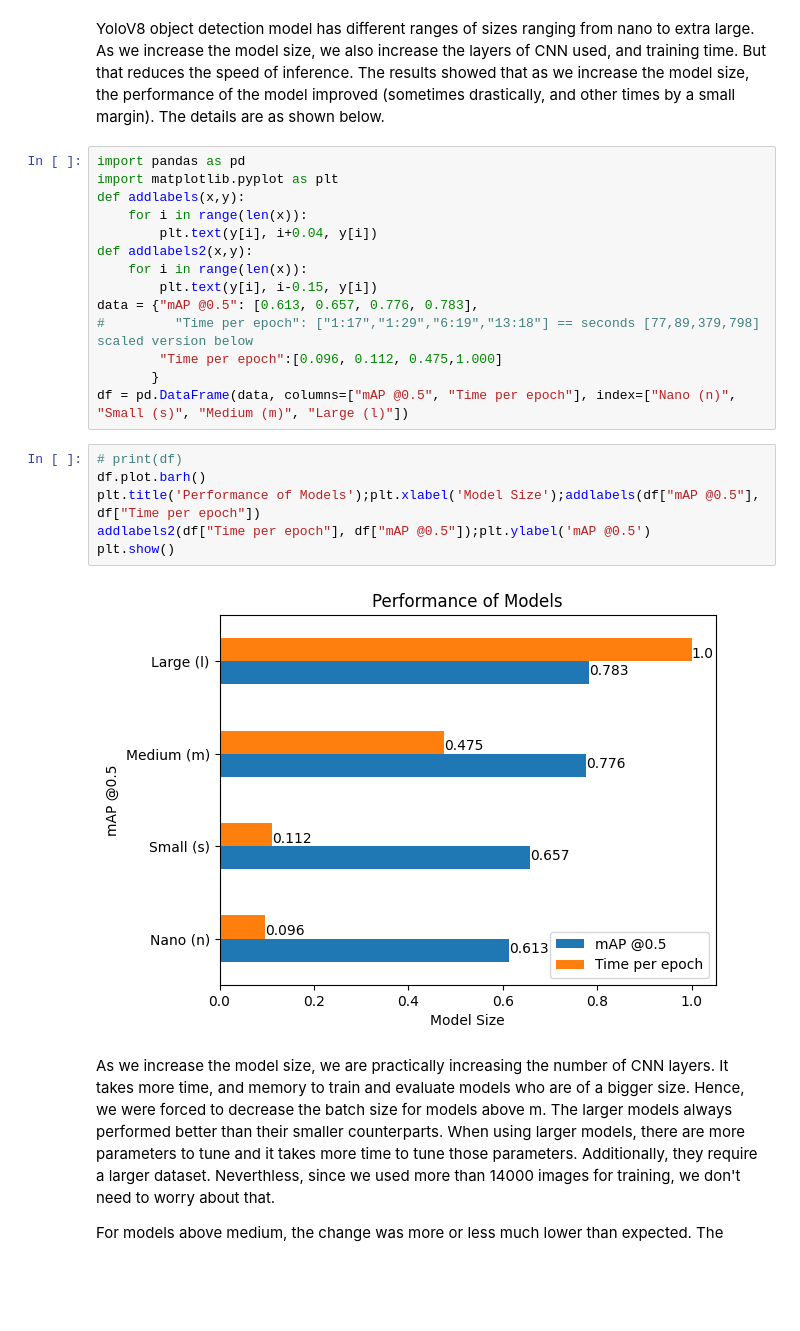
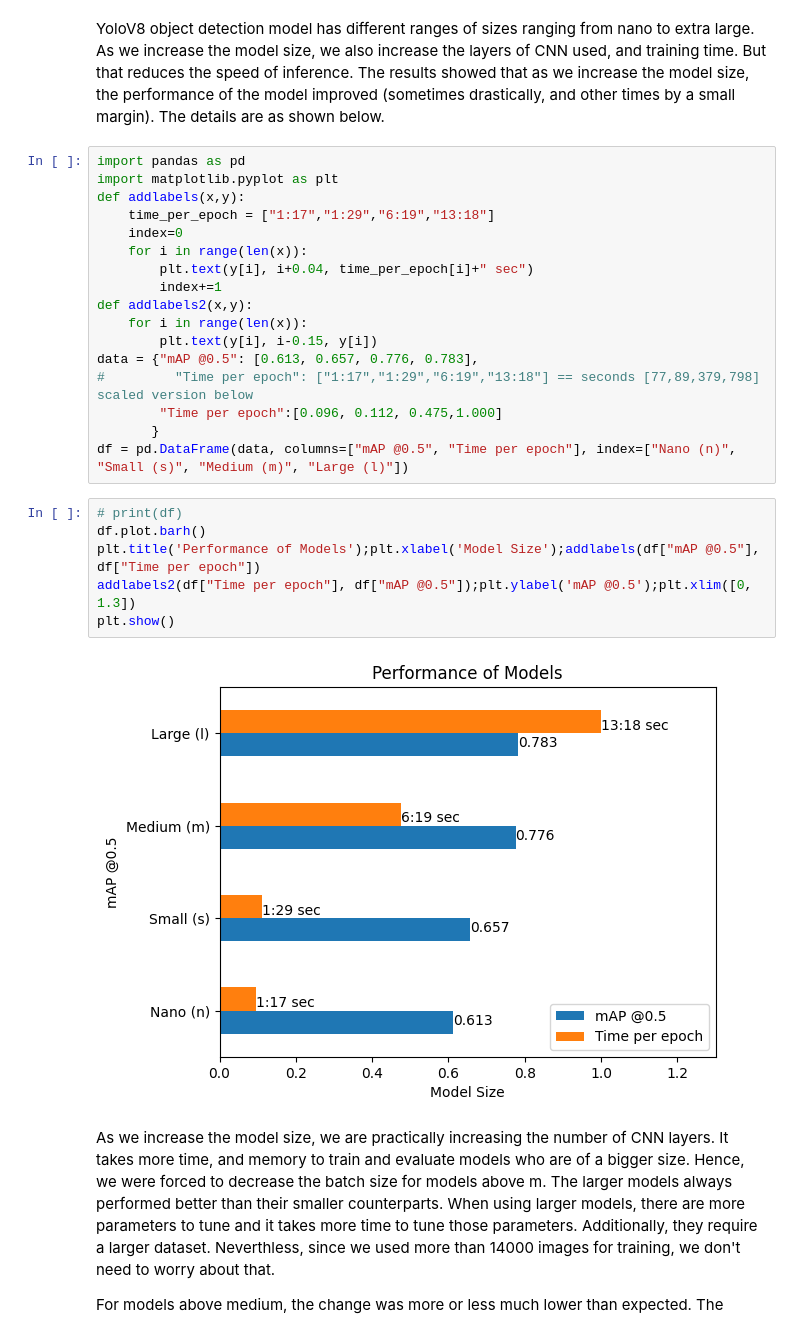
Before and after one commit to AbelKidaneHaile/Reports, a Jupyter notebook: notebooks/Report.ipynb, the cells around one changed output. Cells and saved outputs as stored; diff of their text form; blank space fills up the shorter version.

Commit message:
add seconds to the graph

```diff
--- a/notebooks/Report.ipynb
+++ b/notebooks/Report.ipynb
@@ -104,8 +104,11 @@ The details are as shown below.
 import pandas as pd
 import matplotlib.pyplot as plt
 def addlabels(x,y):
+    time_per_epoch = ["1:17","1:29","6:19","13:18"]
+    index=0
     for i in range(len(x)):
-        plt.text(y[i], i+0.04, y[i])
+        plt.text(y[i], i+0.04, time_per_epoch[i]+" sec")
+        index+=1
 def addlabels2(x,y):
     for i in range(len(x)):
         plt.text(y[i], i-0.15, y[i])
@@ -117,11 +120,11 @@ df = pd.DataFrame(data, columns=["mAP @0.5", "Time per epoch"], index=["Nano (n)
 # %%
 # print(df)
 df.plot.barh()
 plt.title('Performance of Models');plt.xlabel('Model Size');addlabels(df["mAP @0.5"], df["Time per epoch"])
-addlabels2(df["Time per epoch"], df["mAP @0.5"]);plt.ylabel('mAP @0.5')
+addlabels2(df["Time per epoch"], df["mAP @0.5"]);plt.ylabel('mAP @0.5');plt.xlim([0, 1.3])
 plt.show()
 # %% [output]
-[figure, old version]
+[figure, new version]
 # %% [markdown]
 As we increase the model size, we are practically increasing the number of CNN layers. It takes more time, and memory to train and evaluate models who are of a bigger size. Hence, we were forced to decrease the batch size for models above m. The larger models always performed better than their smaller counterparts.
 When using larger models, there are more parameters to tune and it takes more time to tune those parameters. Additionally, they require a larger dataset. Neverthless, since we used more than 14000 images for training, we don't need to worry about that.
```
